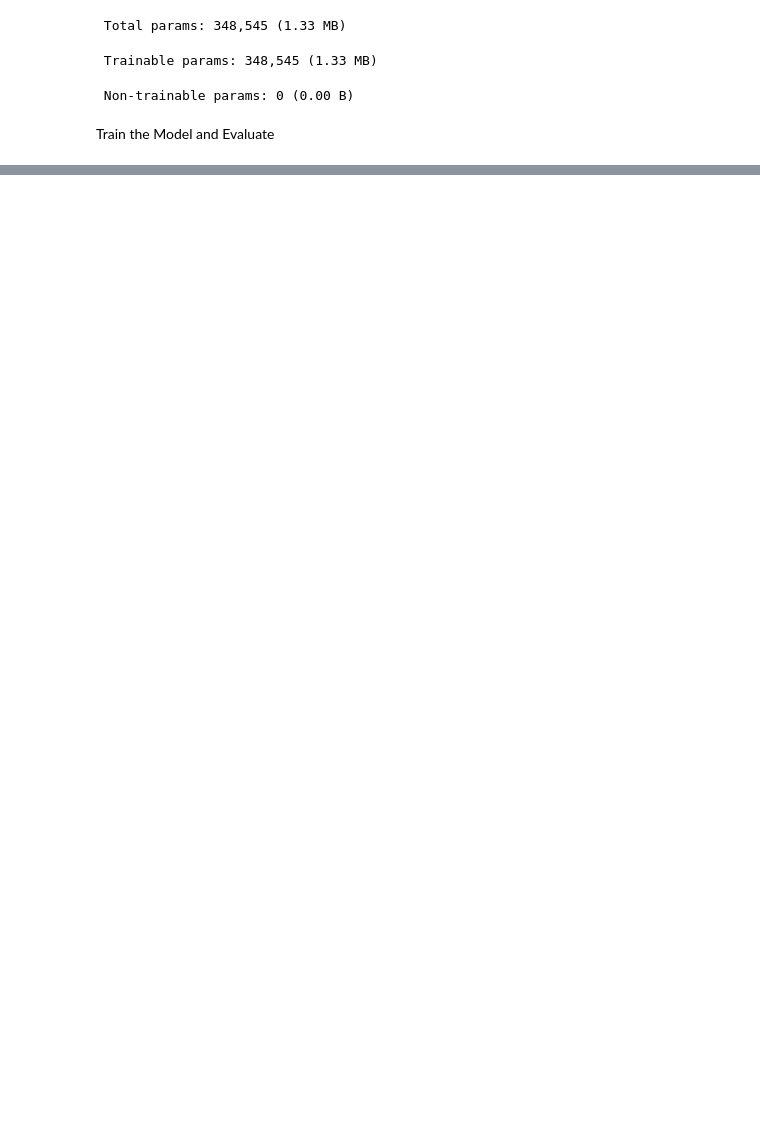
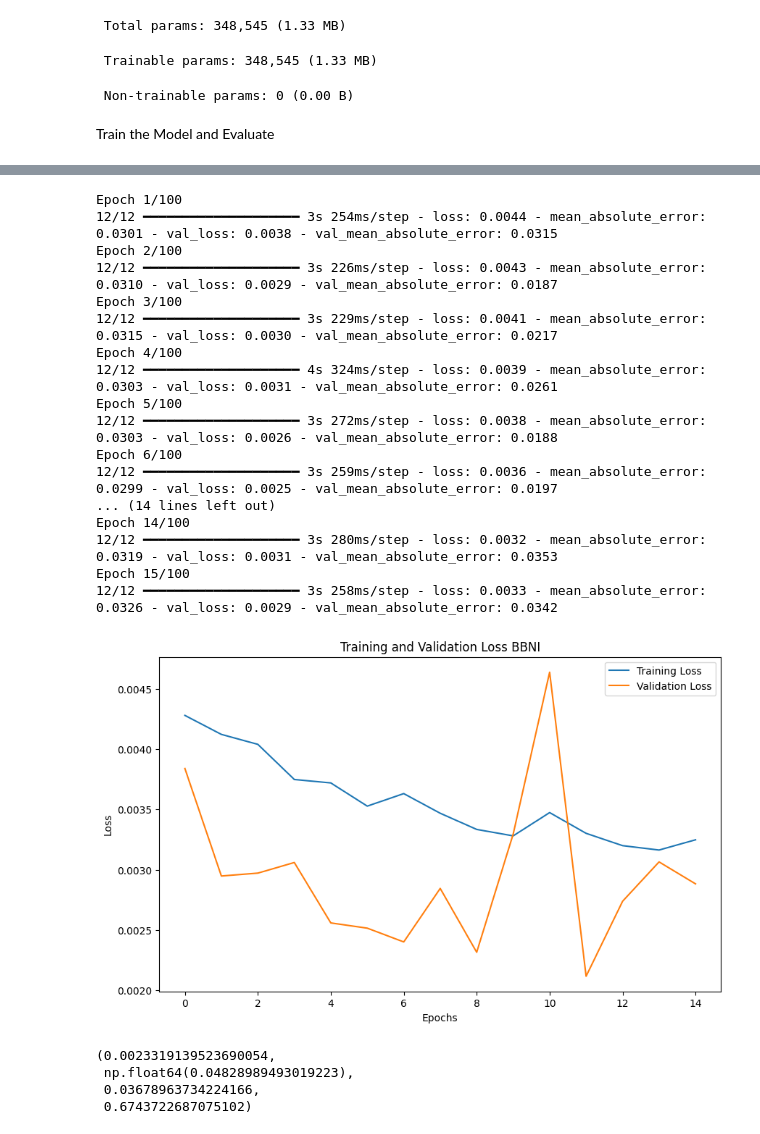
Before and after one commit to rizkyyilman/PrediksiSaham_GRU, a Jupyter notebook: app.ipynb, the cells around one changed output, grey strips where cells are left out. Cells and saved outputs as stored; diff of their text form; code cells hidden in the pictures; blank space fills up the shorter version.

```diff
--- a/app.ipynb
+++ b/app.ipynb
@@ -212,0 +213,53 @@ Epoch 40/100
+# %%
+from tensorflow.keras.callbacks import EarlyStopping
+import matplotlib.pyplot as plt
+from sklearn.metrics import mean_squared_error, mean_absolute_error, r2_score
+import numpy as np
+
+# Training the model and saving the history
+early_stop = EarlyStopping(monitor='val_loss', patience=3, restore_best_weights=True)
+history = model.fit(X_train, y_train, validation_split=0.2, epochs=100, batch_size=64, callbacks=[early_stop], verbose=1)
+
+# Plotting Training and Validation Loss without Best Iteration
+plt.figure(figsize=(10, 6))
+plt.plot(history.history['loss'], label='Training Loss')
+plt.plot(history.history['val_loss'], label='Validation Loss')
+plt.title('Training and Validation Loss BBNI')
+plt.xlabel('Epochs')
+plt.ylabel('Loss')
+plt.legend()
+plt.show()
+
+# Evaluate the model on the test set
+y_pred_test = model.predict(X_test, verbose=0)
+
+# Metrics
+mse = mean_squared_error(y_test, y_pred_test)
+rmse = np.sqrt(mse)
+mae = mean_absolute_error(y_test, y_pred_test)
+r2 = r2_score(y_test, y_pred_test)
+
+mse, rmse, mae, r2
+# %% [output]
+Epoch 1/100
+12/12 ━━━━━━━━━━━━━━━━━━━━ 3s 254ms/step - loss: 0.0044 - mean_absolute_error: 0.0301 - val_loss: 0.0038 - val_mean_absolute_error: 0.0315
+Epoch 2/100
+12/12 ━━━━━━━━━━━━━━━━━━━━ 3s 226ms/step - loss: 0.0043 - mean_absolute_error: 0.0310 - val_loss: 0.0029 - val_mean_absolute_error: 0.0187
+Epoch 3/100
+12/12 ━━━━━━━━━━━━━━━━━━━━ 3s 229ms/step - loss: 0.0041 - mean_absolute_error: 0.0315 - val_loss: 0.0030 - val_mean_absolute_error: 0.0217
+Epoch 4/100
+12/12 ━━━━━━━━━━━━━━━━━━━━ 4s 324ms/step - loss: 0.0039 - mean_absolute_error: 0.0303 - val_loss: 0.0031 - val_mean_absolute_error: 0.0261
+Epoch 5/100
+12/12 ━━━━━━━━━━━━━━━━━━━━ 3s 272ms/step - loss: 0.0038 - mean_absolute_error: 0.0303 - val_loss: 0.0026 - val_mean_absolute_error: 0.0188
+Epoch 6/100
+12/12 ━━━━━━━━━━━━━━━━━━━━ 3s 259ms/step - loss: 0.0036 - mean_absolute_error: 0.0299 - val_loss: 0.0025 - val_mean_absolute_error: 0.0197
+... (14 lines left out)
+Epoch 14/100
+12/12 ━━━━━━━━━━━━━━━━━━━━ 3s 280ms/step - loss: 0.0032 - mean_absolute_error: 0.0319 - val_loss: 0.0031 - val_mean_absolute_error: 0.0353
+Epoch 15/100
+12/12 ━━━━━━━━━━━━━━━━━━━━ 3s 258ms/step - loss: 0.0033 - mean_absolute_error: 0.0326 - val_loss: 0.0029 - val_mean_absolute_error: 0.0342
+[figure, added]
+(0.0023319139523690054,
+ np.float64(0.04828989493019223),
+ 0.03678963734224166,
+ 0.6743722687075102)
```
Also changed, not shown: parts of 5 cells of this notebook, 24 other files.
